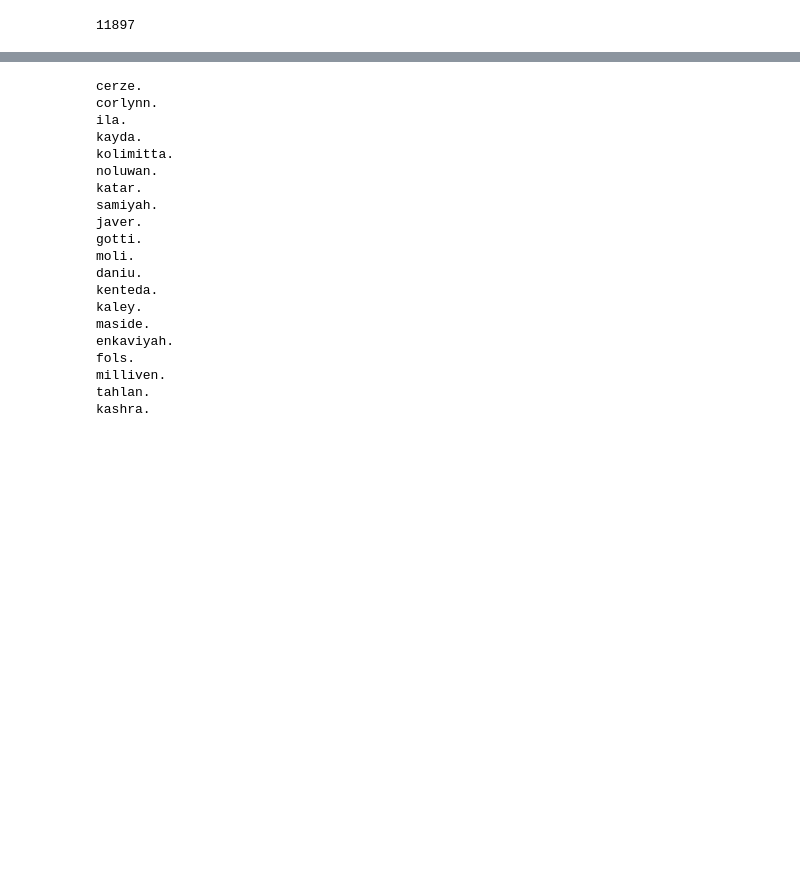
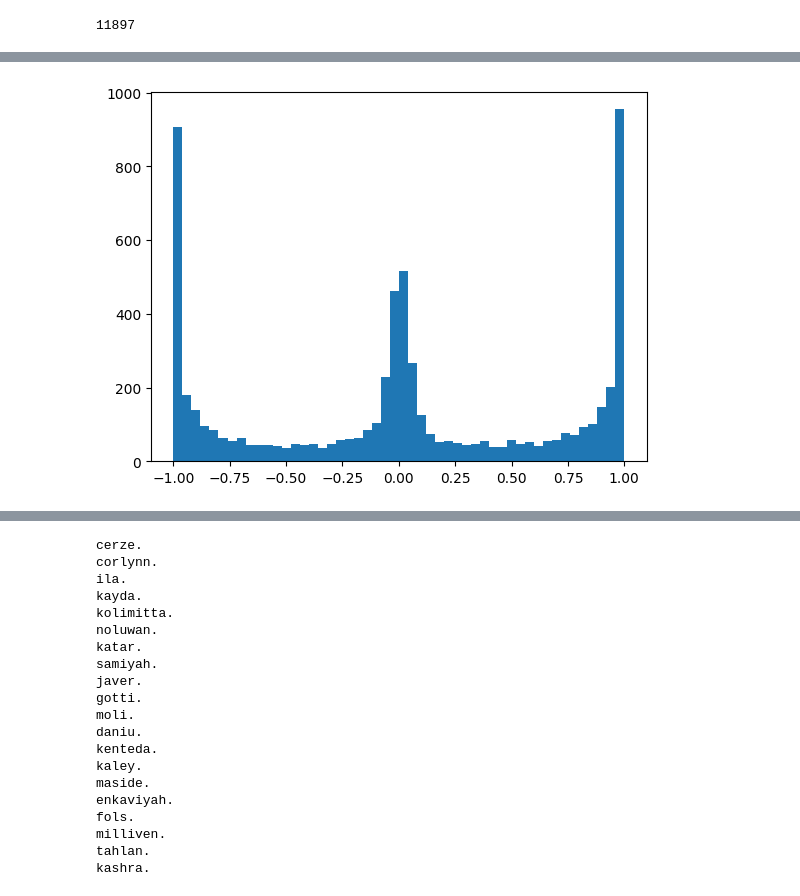
Before and after one commit to timothee-florian/MI5, a Jupyter notebook: lectures/makemore/makemore3.ipynb, the cells around one changed output, grey strips where cells are left out. Drawn from its saved outputs; the diff is of its cells as text; code cells hidden in the pictures; blank space fills up the shorter version.

```diff
--- a/lectures/makemore/makemore3.ipynb
+++ b/lectures/makemore/makemore3.ipynb
@@ -122,0 +131,5 @@ for i in range(max_steps):
+# %%
+plt.hist(h.view(-1).tolist(), 50)
+plt.show()
+# %% [output]
+[figure, added]
```
Also changed, not shown: parts of 8 cells of this notebook.
